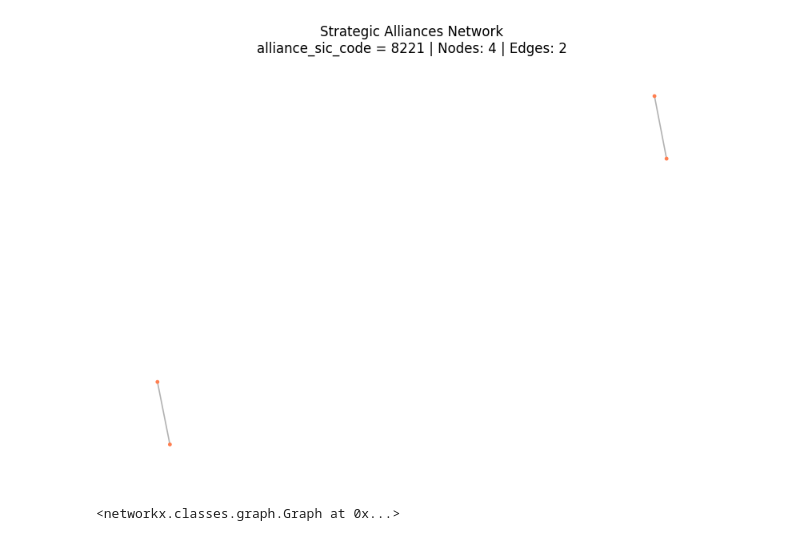
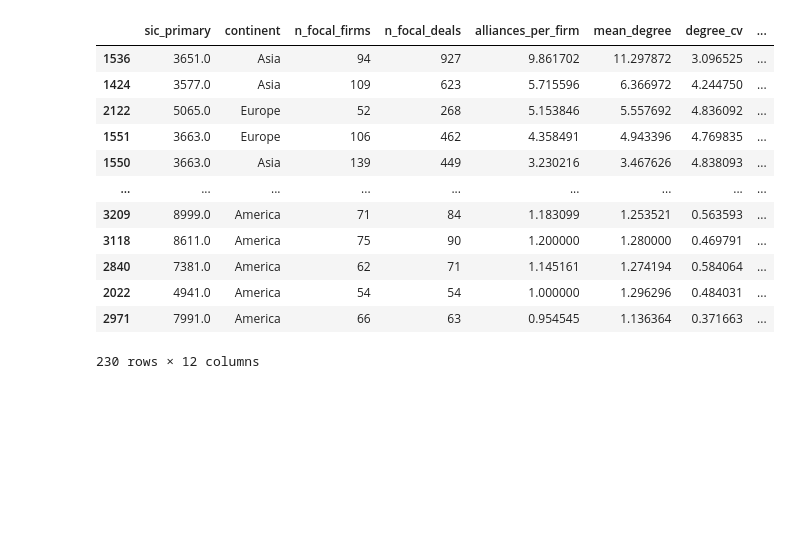
Before and after one commit to skyrimer/business-insights-and-networks, a Jupyter notebook: notebooks/test.ipynb, the cells around one changed output. Cells and saved outputs as stored; diff of their text form; code cells hidden in the pictures; blank space fills up the shorter version.

```diff
--- a/notebooks/test.ipynb
+++ b/notebooks/test.ipynb
@@ -619,5 +545,27 @@ plot_alliance_network_for_code(sdc_filt.query("continent == 'Asia'"), alliance_s
-# %%
-plot_alliance_network_for_code(sdc_filt.query("continent == 'Asia'"), alliance_sic_code=8221)
-# %% [output]
-[figure, removed]
-<networkx.classes.graph.Graph at 0x...>
+# %%
+sic_region_stats_sorted[
+        [
+            "sic_primary", "continent",
+            "n_focal_firms", "n_focal_deals",
+            "alliances_per_firm",
+            "mean_degree", "degree_cv",
+            "network_n_firms", "network_n_edges",
+            "network_mean_degree",
+            "cross_cont_share",
+            "interestingness_region",
+        ]
+    ].query("n_focal_firms > 50 & n_focal_firms < 200")
+# %% [output]
+|  | sic_primary | continent | n_focal_firms | n_focal_deals | alliances_per_firm | mean_degree | degree_cv | ... |
+| 1536 | 3651.0 | Asia | 94 | 927 | 9.861702 | 11.297872 | 3.096525 | ... |
+| 1424 | 3577.0 | Asia | 109 | 623 | 5.715596 | 6.366972 | 4.244750 | ... |
+| 2122 | 5065.0 | Europe | 52 | 268 | 5.153846 | 5.557692 | 4.836092 | ... |
+| 1551 | 3663.0 | Europe | 106 | 462 | 4.358491 | 4.943396 | 4.769835 | ... |
+| 1550 | 3663.0 | Asia | 139 | 449 | 3.230216 | 3.467626 | 4.838093 | ... |
+| ... | ... | ... | ... | ... | ... | ... | ... | ... |
+| 3209 | 8999.0 | America | 71 | 84 | 1.183099 | 1.253521 | 0.563593 | ... |
+| 3118 | 8611.0 | America | 75 | 90 | 1.200000 | 1.280000 | 0.469791 | ... |
+| 2840 | 7381.0 | America | 62 | 71 | 1.145161 | 1.274194 | 0.584064 | ... |
+| 2022 | 4941.0 | America | 54 | 54 | 1.000000 | 1.296296 | 0.484031 | ... |
+| 2971 | 7991.0 | America | 66 | 63 | 0.954545 | 1.136364 | 0.371663 | ... |
+230 rows × 12 columns
```
Also changed, not shown: parts of 18 cells of this notebook, 2 other files.
